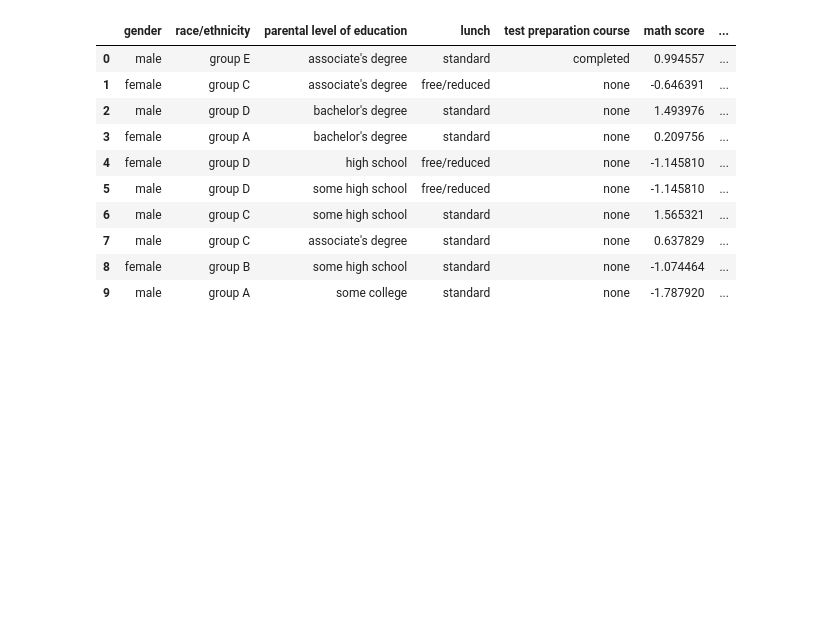
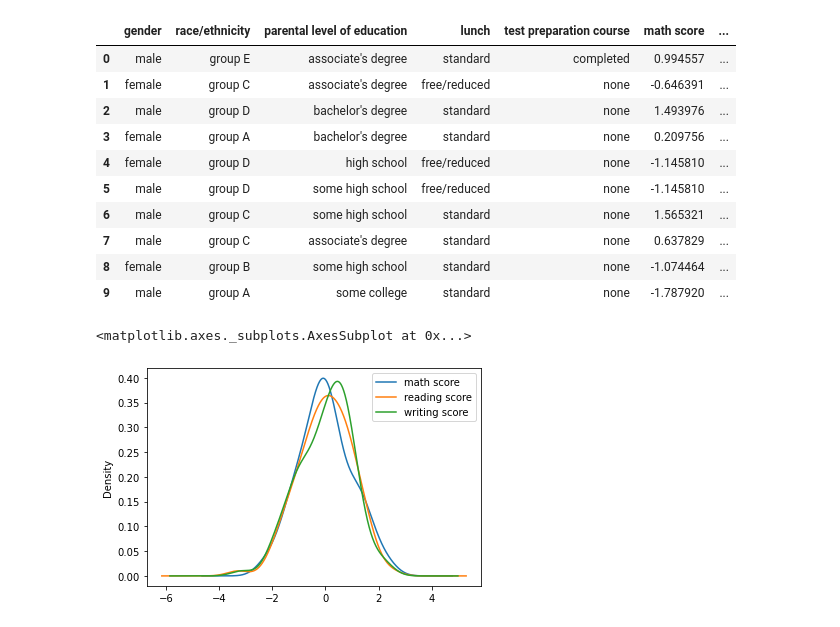
Before and after one commit to umair-alam/all_in_one_ML_DL, a Jupyter notebook: data_preprocessing.ipynb, the cells around one changed output. Cells and saved outputs as stored; diff of their text form; code cells hidden in the pictures; blank space fills up the shorter version.

Commit message:
Update data_preprocessing.ipynb
completed data preprocessing for ML and DL.

```diff
--- a/data_preprocessing.ipynb
+++ b/data_preprocessing.ipynb
@@ -284,3 +284,9 @@ exam_data.head(10)
 | 7 | male | group C | associate's degree | standard | none | 0.637829 | ... |
 | 8 | female | group B | some high school | standard | none | -1.074464 | ... |
 | 9 | male | group A | some college | standard | none | -1.787920 | ... |
+# %%
+exam_plot = exam_data[['math score', 'reading score', 'writing score']].copy()
+exam_plot.plot.kde()
+# %% [output]
+<matplotlib.axes._subplots.AxesSubplot at 0x...>
+[figure, added]
```
Also changed, not shown: parts of 7 cells of this notebook.
